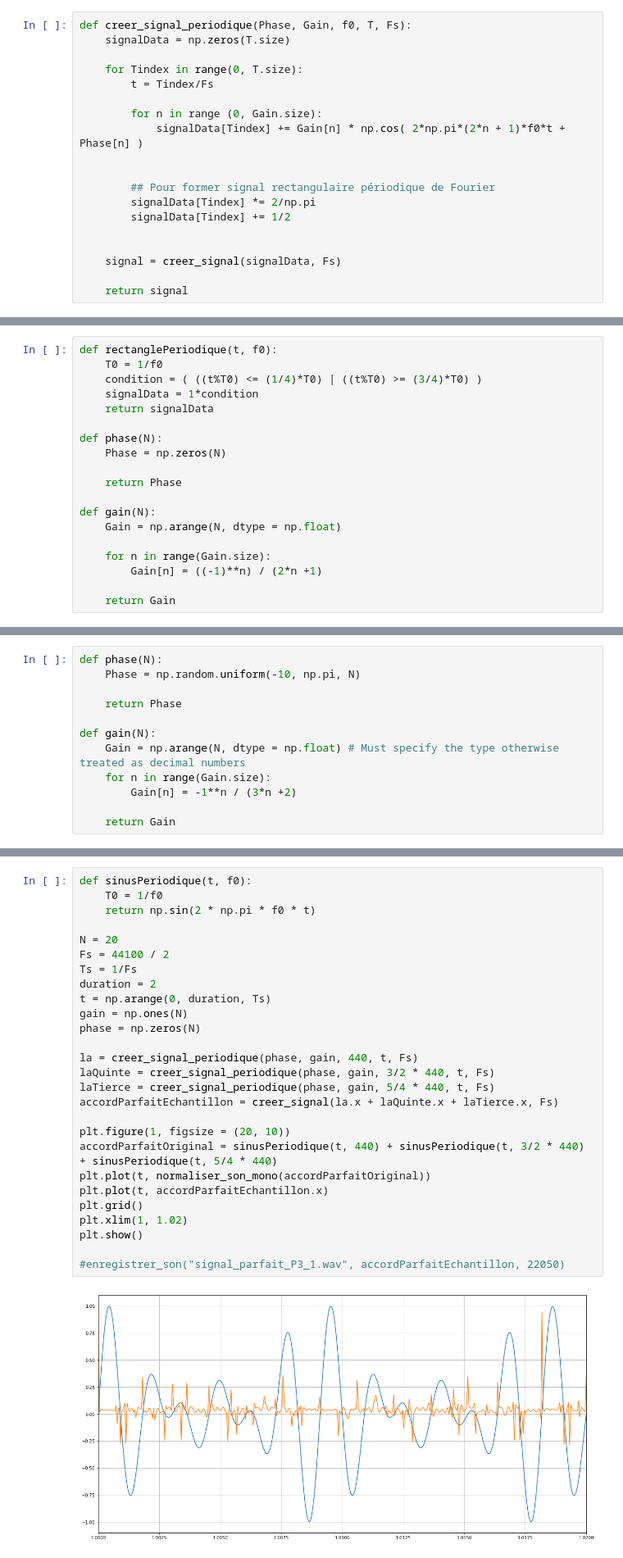
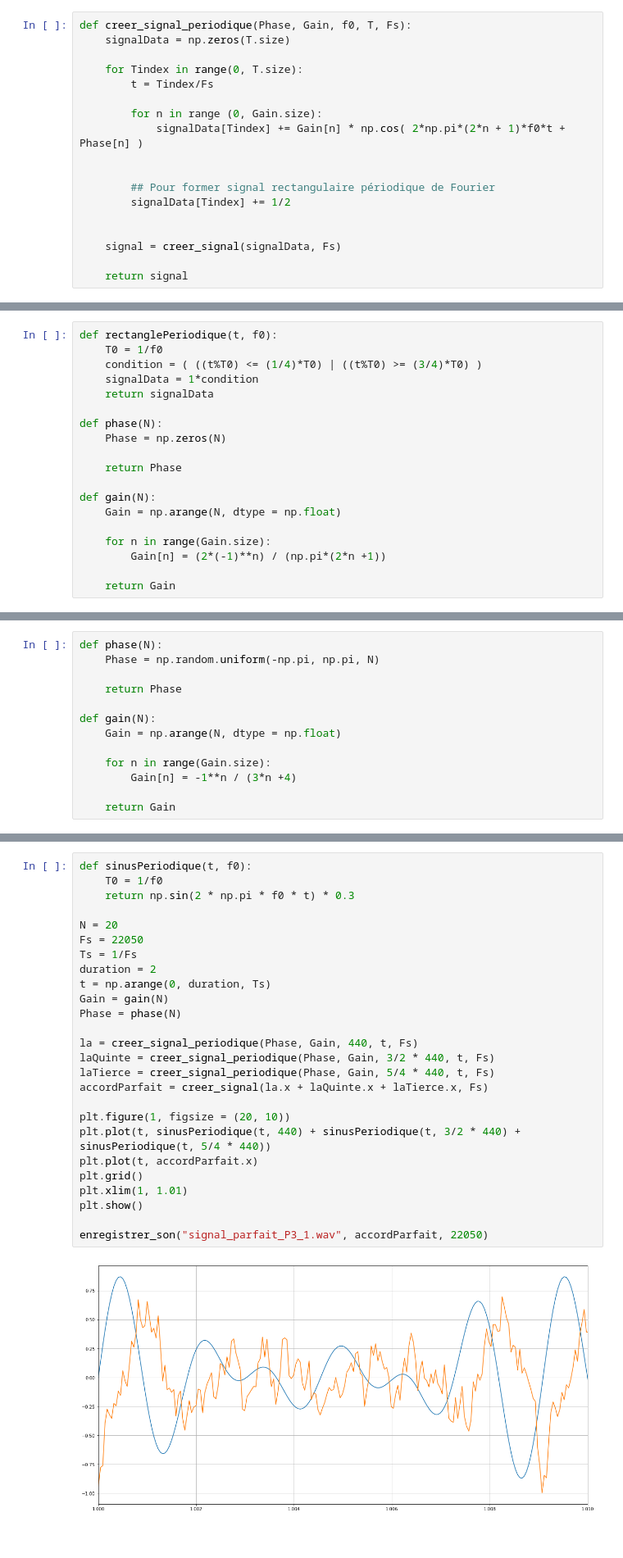
Before and after one commit to guillaume-haerinck/imac-tp-signal, a Jupyter notebook: tp-02-gain-phase/rendu-tp-02.ipynb, the cells around one changed output, grey strips where cells are left out. Shown at 82% size. Cells and saved outputs as stored; diff of their text form.

```diff
--- a/tp-02-gain-phase/rendu-tp-02.ipynb
+++ b/tp-02-gain-phase/rendu-tp-02.ipynb
@@ -50,7 +50,6 @@ def creer_signal_periodique(Phase, Gain, f0, T, Fs):
 
 
         ## Pour former signal rectangulaire périodique de Fourier
-        signalData[Tindex] *= 2/np.pi
         signalData[Tindex] += 1/2
 
 
@@ -79,7 +78,7 @@ def gain(N):
     Gain = np.arange(N, dtype = np.float)
 
     for n in range(Gain.size):
-        Gain[n] = ((-1)**n) / (2*n +1)
+        Gain[n] = (2*(-1)**n) / (np.pi*(2*n +1))
 
     return Gain
 # %% [markdown]
@@ -148,14 +156,15 @@ Notre oreille n'est pas capable de distinguer la différence.
 **5)** Choisissez un jeu de gains qui engendre, selon vous, un son intéressant (on dirait : un timbre qui vous plait. D'ailleurs, pourquoi vous plait-il?). Modifiez les phases de manière aléatoire et écoutez le "nouveau son". Cette expérience illustre-t-elle le principe selon lequel l'oreille n'est pas sensible aux phases?
 # %%
 def phase(N):
-    Phase = np.random.uniform(-10, np.pi, N)
+    Phase = np.random.uniform(-np.pi, np.pi, N)
 
     return Phase
 
 def gain(N):
-    Gain = np.arange(N, dtype = np.float) # Must specify the type otherwise treated as decimal numbers
+    Gain = np.arange(N, dtype = np.float)
+
     for n in range(Gain.size):
-        Gain[n] = -1**n / (3*n +2)
+        Gain[n] = -1**n / (3*n +4)
 
     return Gain
 # %%
@@ -408,32 +429,31 @@ Synthétiser l'accord parfait évoqué lorsque le son initial est pur (une seule
 # %%
 def sinusPeriodique(t, f0):
     T0 = 1/f0
-    return np.sin(2 * np.pi * f0 * t)
+    return np.sin(2 * np.pi * f0 * t) * 0.3
 
 N = 20
-Fs = 44100 / 2
+Fs = 22050
 Ts = 1/Fs
 duration = 2
 t = np.arange(0, duration, Ts)
-gain = np.ones(N)
-phase = np.zeros(N)
+Gain = gain(N)
+Phase = phase(N)
 
-la = creer_signal_periodique(phase, gain, 440, t, Fs)
-laQuinte = creer_signal_periodique(phase, gain, 3/2 * 440, t, Fs)
-laTierce = creer_signal_periodique(phase, gain, 5/4 * 440, t, Fs)
-accordParfaitEchantillon = creer_signal(la.x + laQuinte.x + laTierce.x, Fs)
+la = creer_signal_periodique(Phase, Gain, 440, t, Fs)
+laQuinte = creer_signal_periodique(Phase, Gain, 3/2 * 440, t, Fs)
+laTierce = creer_signal_periodique(Phase, Gain, 5/4 * 440, t, Fs)
+accordParfait = creer_signal(la.x + laQuinte.x + laTierce.x, Fs)
 
 plt.figure(1, figsize = (20, 10))
-accordParfaitOriginal = sinusPeriodique(t, 440) + sinusPeriodique(t, 3/2 * 440) + sinusPeriodique(t, 5/4 * 440)
-plt.plot(t, normaliser_son_mono(accordParfaitOriginal))
-plt.plot(t, accordParfaitEchantillon.x)
+plt.plot(t, sinusPeriodique(t, 440) + sinusPeriodique(t, 3/2 * 440) + sinusPeriodique(t, 5/4 * 440))
+plt.plot(t, accordParfait.x)
 plt.grid()
-plt.xlim(1, 1.02)
+plt.xlim(1, 1.01)
 plt.show()
 
-#enregistrer_son("signal_parfait_P3_1.wav", accordParfaitEchantillon, 22050)
+enregistrer_son("signal_parfait_P3_1.wav", accordParfait, 22050)
 # %% [output]
-[figure, old version]
+[figure, new version]
 # %% [markdown]
 ## 3.2 - Rapport tempérés
 
```
Also changed, not shown: parts of 12 cells of this notebook, 2 other files.
